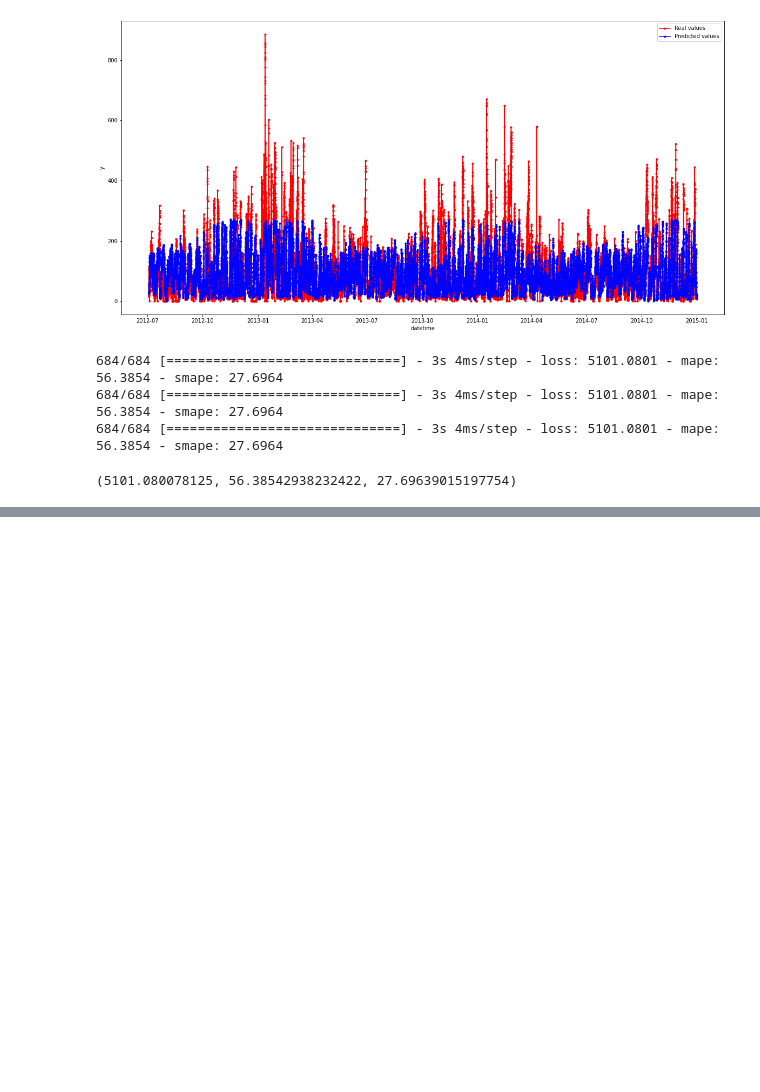
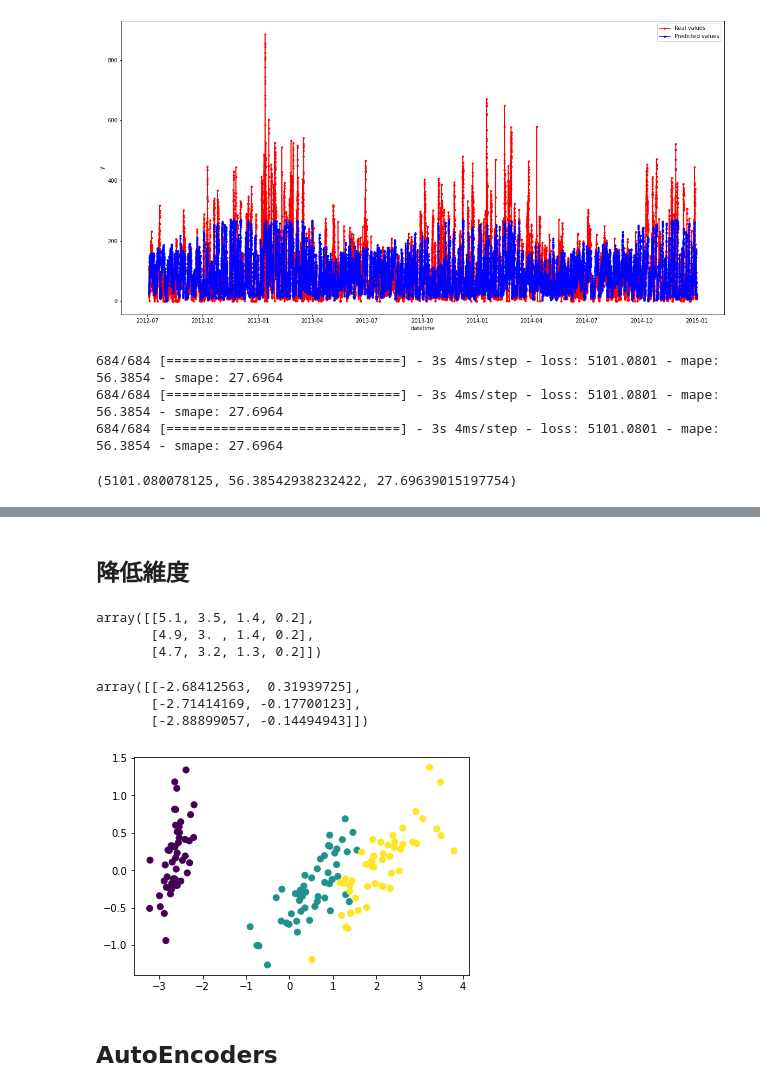
Before and after one commit to ywchiu/tibamedl, a Jupyter notebook: Demo20200815.ipynb, the cells around one changed output, grey strips where cells are left out. Saved outputs shown, nothing was run; the diff lists cells and outputs as text; code cells hidden in the pictures; blank space fills up the shorter version.

```diff
--- a/Demo20200815.ipynb
+++ b/Demo20200815.ipynb
@@ -1023,0 +1117,30 @@ mse, mape, smape
+# %% [markdown]
+## 降低維度
+# %%
+from sklearn.datasets import load_iris
+
+iris = load_iris()
+iris.data[0:3,:]
+# %% [output]
+array([[5.1, 3.5, 1.4, 0.2],
+       [4.9, 3. , 1.4, 0.2],
+       [4.7, 3.2, 1.3, 0.2]])
+# %%
+from sklearn.decomposition import PCA
+clf = PCA(n_components=2)
+X = clf.fit_transform(iris.data)
+# %%
+X[0:3,]
+# %% [output]
+array([[-2.68412563,  0.31939725],
+       [-2.71414169, -0.17700123],
+       [-2.88899057, -0.14494943]])
+# %%
+
+from matplotlib import pyplot as plt
+plt.scatter(X[:, 0], X[:, 1], c=iris.target)
+plt.show()
+# %% [output]
+[figure, added]
+# %% [markdown]
+## AutoEncoders
```
Also changed, not shown: parts of 26 cells of this notebook.
